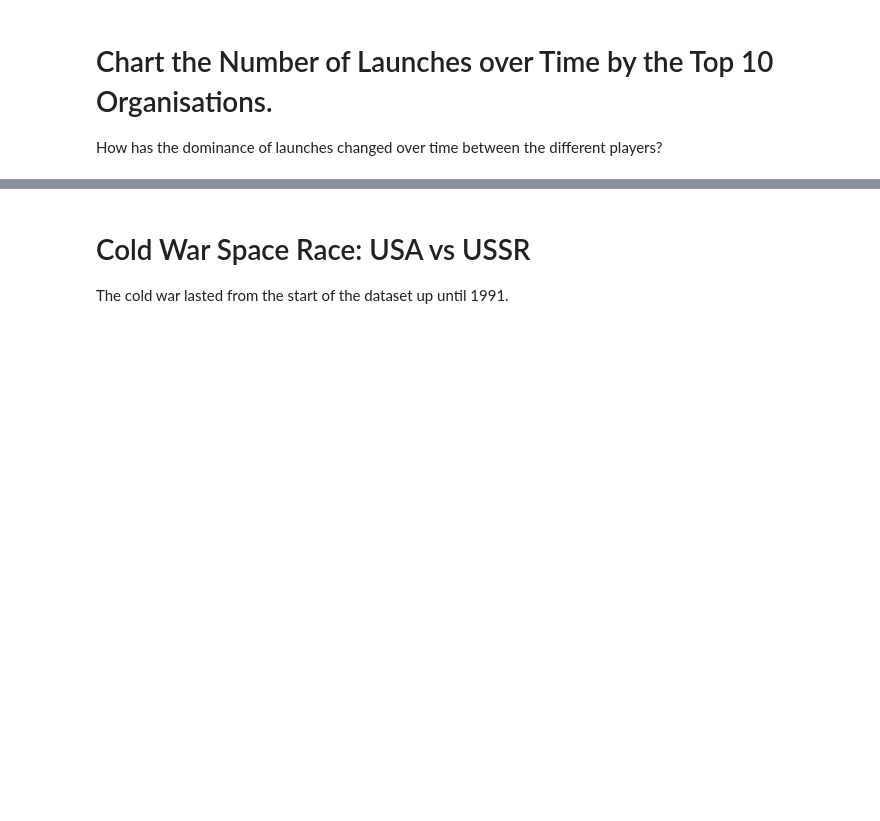
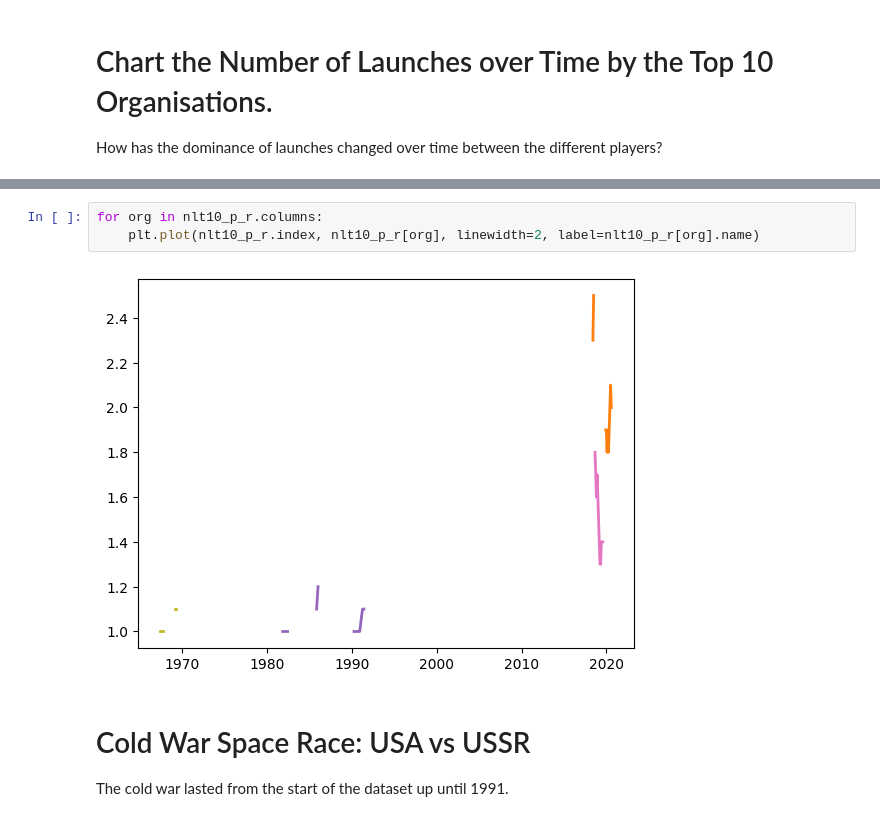
Before and after one commit to Bill-khk/Data-analysis, a Jupyter notebook: SpaceMissions/data/Space_Missions_Analysis.ipynb, the cells around one changed output, grey strips where cells are left out. Cells and saved outputs as stored; diff of their text form; blank space fills up the shorter version.

```diff
--- a/SpaceMissions/data/Space_Missions_Analysis.ipynb
+++ b/SpaceMissions/data/Space_Missions_Analysis.ipynb
@@ -719,3 +807,8 @@ How has the dominance of launches changed over time between the different player
+# %%
+for org in nlt10_p_r.columns:
+    plt.plot(nlt10_p_r.index, nlt10_p_r[org], linewidth=2, label=nlt10_p_r[org].name)
+# %% [output]
+[figure, added]
 # %% [markdown]
 # Cold War Space Race: USA vs USSR
 
```
Also changed, not shown: parts of 22 cells of this notebook.
